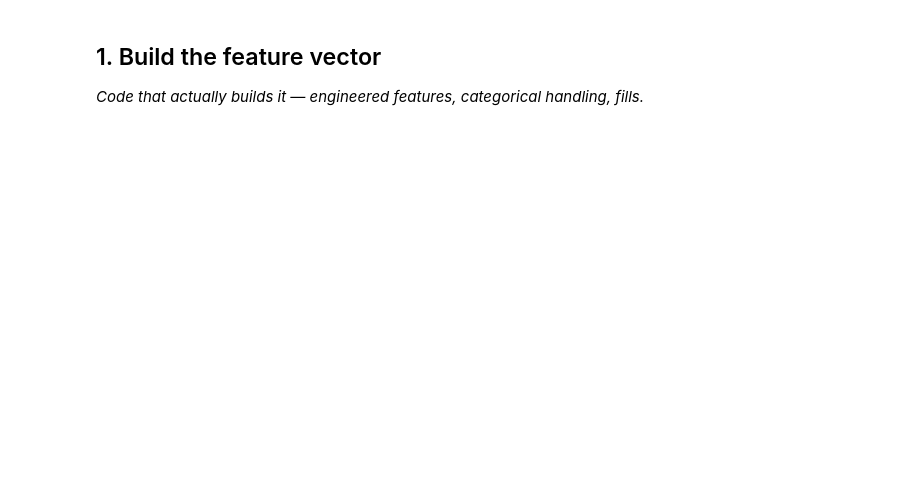
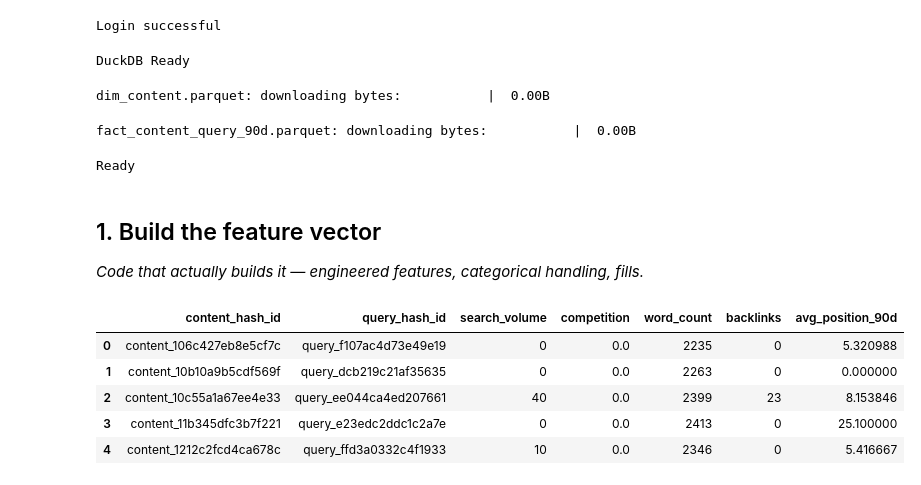
Before and after one commit to helnagar123/flyrank-ml-internship, a Jupyter notebook: work/notebooks/w03_feature_leakage_check.ipynb, the cells around one changed output. Cells and saved outputs as stored; diff of their text form; code cells hidden in the pictures; blank space fills up the shorter version.

```diff
--- a/work/notebooks/w03_feature_leakage_check.ipynb
+++ b/work/notebooks/w03_feature_leakage_check.ipynb
@@ -9,4 +17,70 @@ This skeleton is yours to fill. Work the sections **in order** — each one has
+# %%
+HF_TOKEN = userdata.get("HF_TOKEN")
+
+login(token=HF_TOKEN)
+
+print("Login successful")
+# %% [output]
+Login successful
+# %%
+con = duckdb.connect()
+
+print("DuckDB Ready")
+# %% [output]
+DuckDB Ready
+# %%
+content = load_dataset(
+    "FlyRank/internship-warehouse",
+    "dim_content",
+    split="train"
+)
+
+query90 = load_dataset(
+    "FlyRank/internship-warehouse",
+    "fact_content_query_90d",
+    split="train"
+)
+# %% [output]
+dim_content.parquet: downloading bytes:           |  0.00B
+fact_content_query_90d.parquet: downloading bytes:           |  0.00B
+# %%
+content_arrow = content.data.table
+query_arrow = query90.data.table
+
+con.register("dim_content", content_arrow)
+con.register("fact_query90", query_arrow)
+
+print("Ready")
+# %% [output]
+Ready
 # %% [markdown]
 ## 1. Build the feature vector
 
 *Code that actually builds it — engineered features, categorical handling, fills.*
+# %%
+feature_vector = con.sql("""
+SELECT
+    dc.content_hash_id,
+    fq.query_hash_id,
+
+    dc.search_volume,
+    dc.competition,
+    dc.word_count,
+    dc.backlinks,
+    fq.avg_position_90d
+
+FROM dim_content dc
+JOIN fact_query90 fq
+USING(client_hash_id, content_hash_id)
+
+LIMIT 10000
+""").df()
+
+feature_vector.head()
+# %% [output]
+|  | content_hash_id | query_hash_id | search_volume | competition | word_count | backlinks | avg_position_90d |
+| 0 | content_106c427eb8e5cf7c | query_f107ac4d73e49e19 | 0 | 0.0 | 2235 | 0 | 5.320988 |
+| 1 | content_10b10a9b5cdf569f | query_dcb219c21af35635 | 0 | 0.0 | 2263 | 0 | 0.000000 |
+| 2 | content_10c55a1a67ee4e33 | query_ee044ca4ed207661 | 40 | 0.0 | 2399 | 23 | 8.153846 |
+| 3 | content_11b345dfc3b7f221 | query_e23edc2ddc1c2a7e | 0 | 0.0 | 2413 | 0 | 25.100000 |
+| 4 | content_1212c2fcd4ca678c | query_ffd3a0332c4f1933 | 10 | 0.0 | 2346 | 0 | 5.416667 |
```
Also changed, not shown: parts of 14 cells of this notebook.
